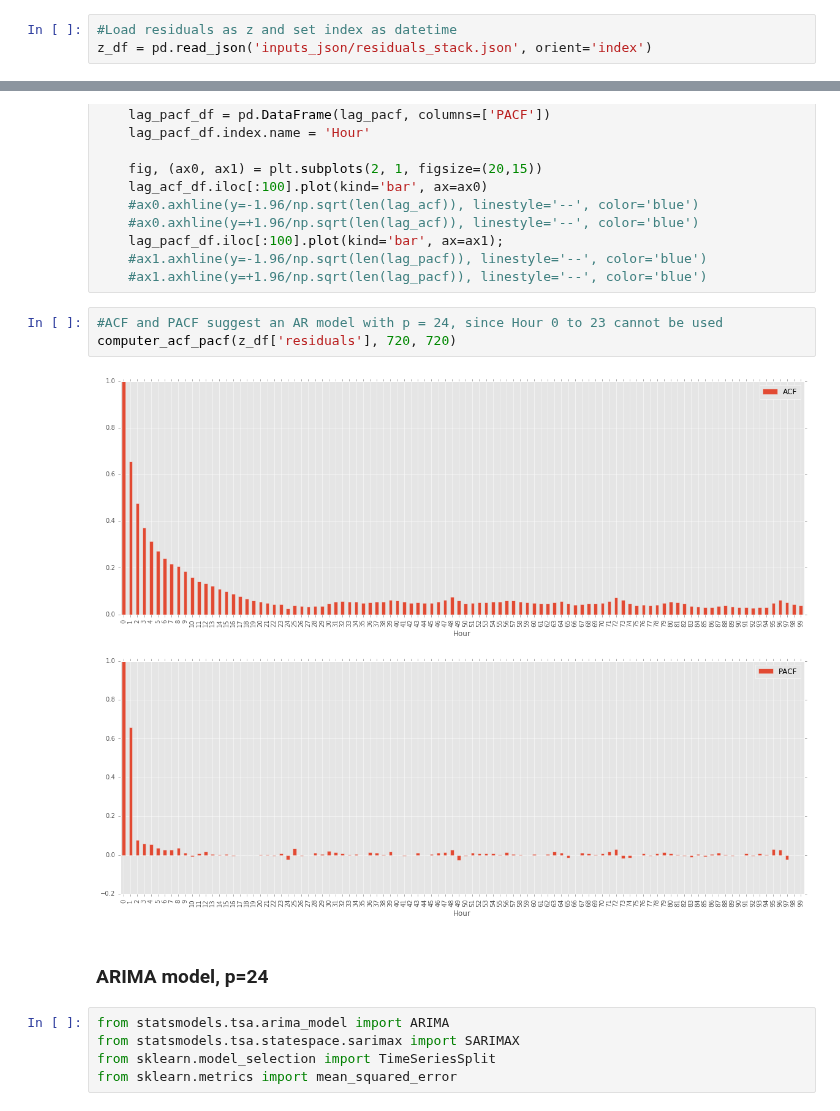
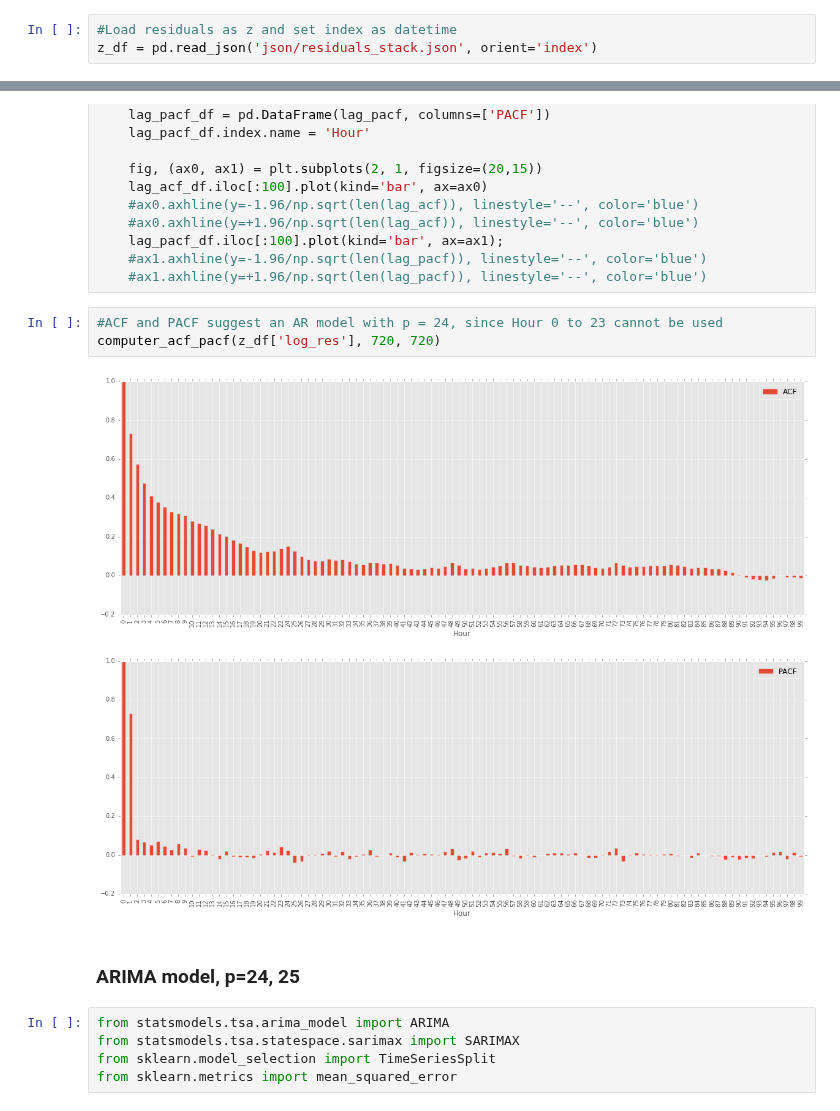
Before and after one commit to NonoMalpi/Secondary_band, a Jupyter notebook: Fitting residuals through ARIMA.ipynb, the cells around one changed output, grey strips where cells are left out. Saved outputs shown, nothing was run; the diff lists cells and outputs as text.

```diff
--- a/Fitting residuals through ARIMA.ipynb
+++ b/Fitting residuals through ARIMA.ipynb
@@ -14,7 +14,7 @@ warnings.filterwarnings('ignore')
 $$Z_{t} = Ln\left (\frac{S_{t}}{\widehat{S_{t}}}\right )$$
 # %%
 #Load residuals as z and set index as datetime
-z_df = pd.read_json('inputs_json/residuals_stack.json', orient='index')
+z_df = pd.read_json('json/residuals_stack.json', orient='index')
 # %%
 #Plot Z TS
 fig, ax0 = plt.subplots(1,1, figsize=(20,7))
@@ -70,11 +70,11 @@ def computer_acf_pacf(timeseries, acf_lags, pacf_lags):
     #ax1.axhline(y=+1.96/np.sqrt(len(lag_pacf)), linestyle='--', color='blue')
 # %%
 #ACF and PACF suggest an AR model with p = 24, since Hour 0 to 23 cannot be used
-computer_acf_pacf(z_df['residuals'], 720, 720)
+computer_acf_pacf(z_df['log_res'], 720, 720)
 # %% [output]
-[figure, old version]
+[figure, new version]
 # %% [markdown]
-### ARIMA model, p=24
+### ARIMA model, p=24, 25
 # %%
 from statsmodels.tsa.arima_model import ARIMA
 from statsmodels.tsa.statespace.sarimax import SARIMAX
```
Also changed, not shown: parts of 11 cells of this notebook, 37 other files.
